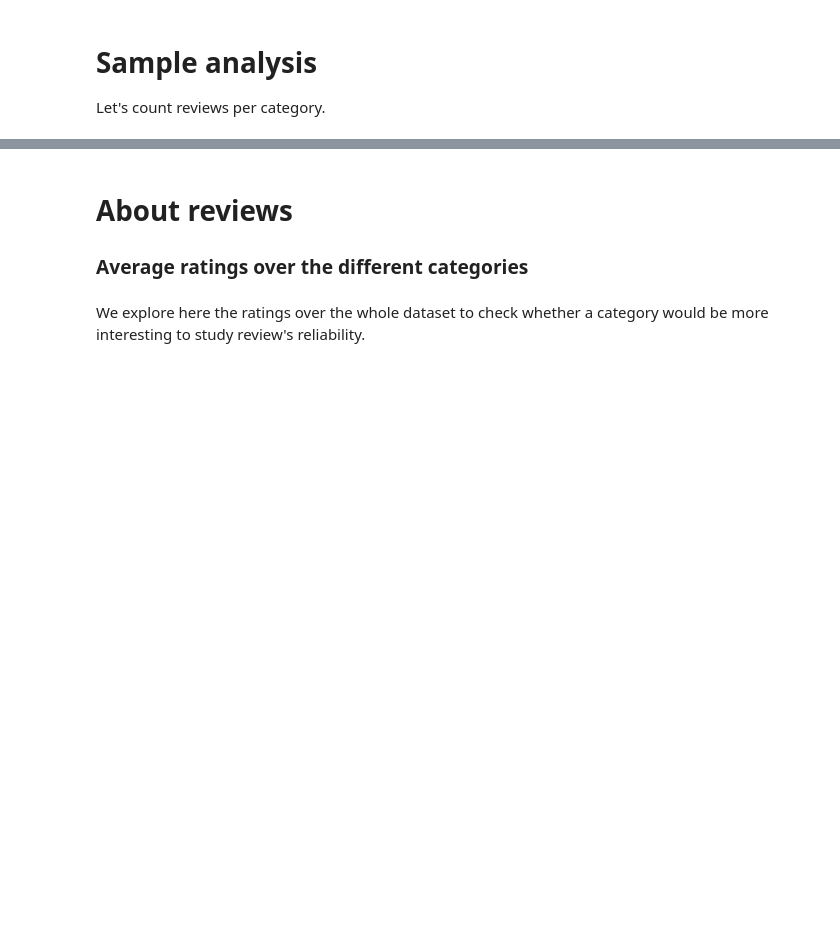
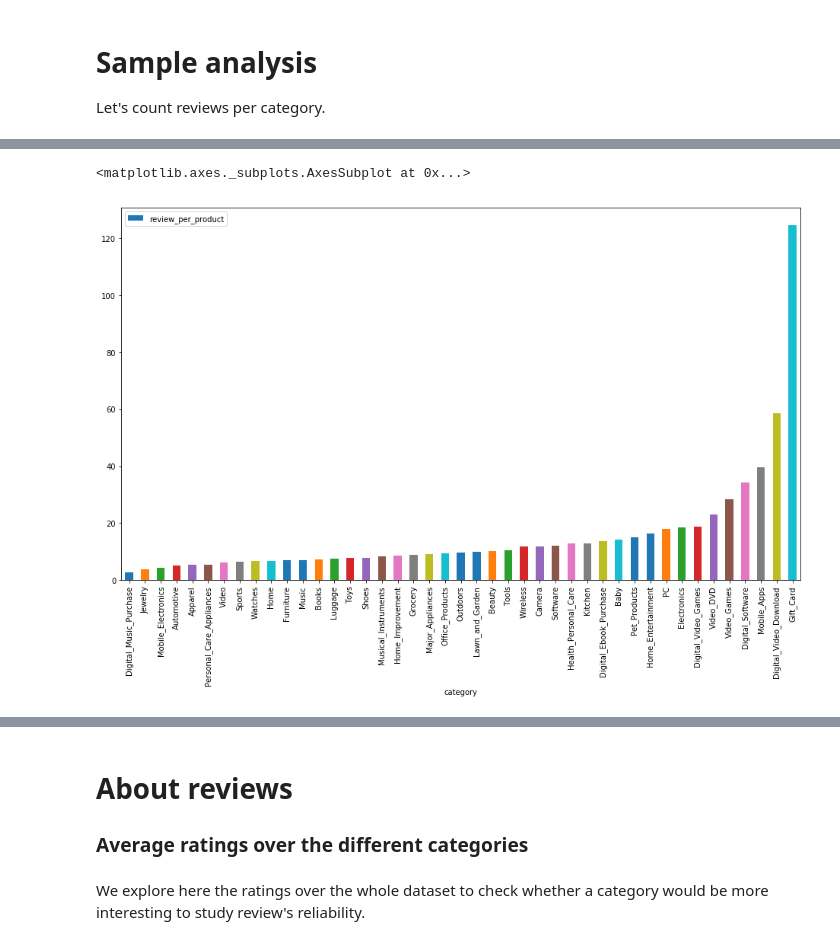
Before and after one commit to pjuda/ada-project, a Jupyter notebook: amazon-reviews.ipynb, the cells around one changed output, grey strips where cells are left out. Cells and saved outputs as stored; diff of their text form; code cells hidden in the pictures; blank space fills up the shorter version.

```diff
--- a/amazon-reviews.ipynb
+++ b/amazon-reviews.ipynb
@@ -141,0 +145,11 @@ category_reviews.plot.bar(x='category', y='review_count', figsize=(16,9))
+# %%
+def unique_products(parquet_file):
+    """
+    Counts unique products from specified file
+    """
+    df = pd.read_parquet(PARQUET_DIR + parquet_file)
+    return df.product_parent.nunique()
+
+category_reviews['product_count'] = category_reviews['parquet'].apply(unique_products)
+category_reviews['review_per_product'] = category_reviews['review_count']/category_reviews['product_count']
+category_reviews.head()
@@ -141,0 +163,5 @@ category_reviews.plot.bar(x='category', y='review_count', figsize=(16,9))
+# %%
+category_reviews.sort_values("review_per_product").plot.bar(x='category', y='review_per_product', figsize=(16,9))
+# %% [output]
+<matplotlib.axes._subplots.AxesSubplot at 0x...>
+[figure, added]
```
Also changed, not shown: parts of 8 cells of this notebook, 3 other files.
